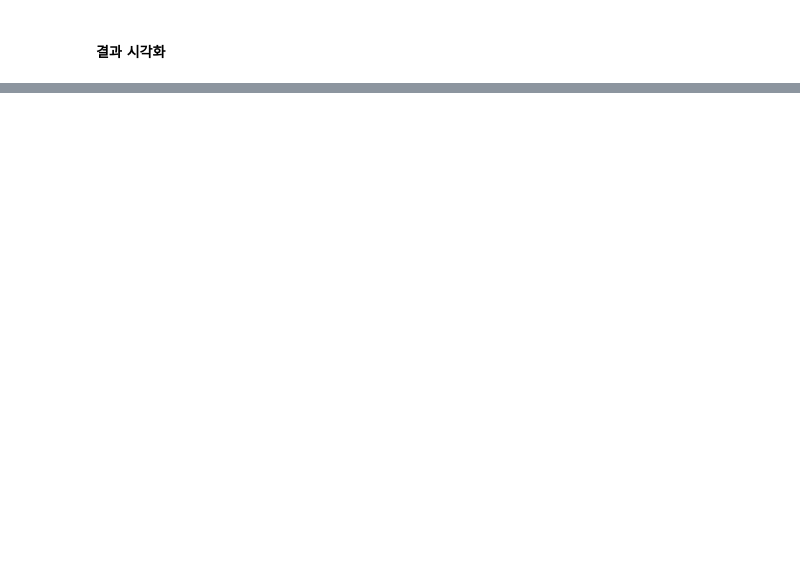
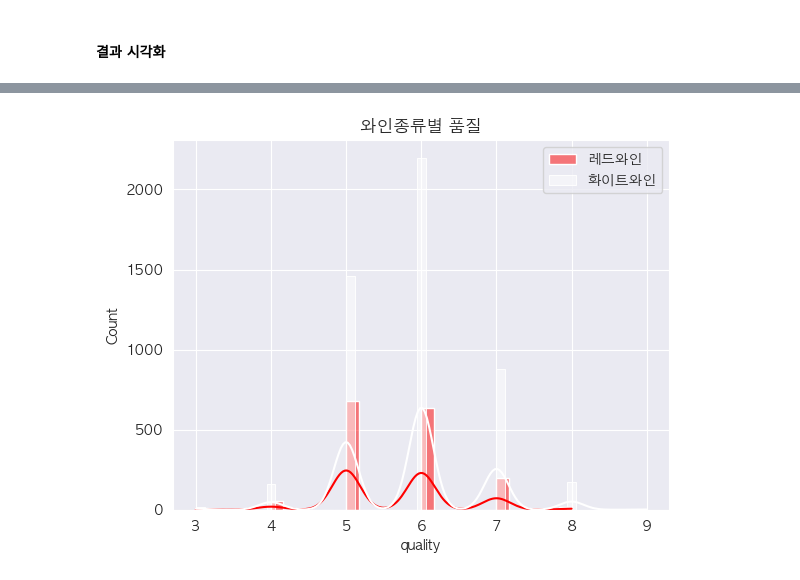
Before and after one commit to king-dong-gun/python_bigdata_analyze, a Jupyter notebook: day10/data21_wineQuality.Analyze.ipynb, the cells around one changed output, grey strips where cells are left out. Drawn from its saved outputs; the diff is of its cells as text; code cells hidden in the pictures; blank space fills up the shorter version.

```diff
--- a/day10/data21_wineQuality.Analyze.ipynb
+++ b/day10/data21_wineQuality.Analyze.ipynb
@@ -188,2 +250,13 @@ import seaborn as sns
+# %%
+# 한글 꺠짐문제 해결
+from matplotlib import rc
+
+rc('font', family='AppleGothic')
+
+plt.rcParams['axes.unicode_minus'] = False
 # %%
 sns.set_style('darkgrid')
+# %%
+# 레드와인 품질 가져오기
+condition = dfWineTotal['color'] == 'red'
+redWineQuality = dfWineTotal[condition]['quality']
@@ -189,0 +274,5 @@ sns.set_style('darkgrid')
+# %%
+# 화이트와인 품질 가져오기
+# 레드와인 품질 가져오기
+condition = dfWineTotal['color'] == 'white'
+whiteWinQuality = dfWineTotal[condition]['quality']
@@ -189,0 +290,10 @@ sns.set_style('darkgrid')
+# %%
+# distplot() seaborn v0.14.0 에서 제거될 함수, 대신 histplot() 사용할 것
+sns.histplot(redWineQuality, kde=True, color='red', label='레드와인')
+sns.histplot(whiteWinQuality, kde=True, color='white', label='화이트와인')
+
+plt.title('와인종류별 품질')
+plt.legend()
+plt.show()
+# %% [output]
+[figure, added]
```
Also changed, not shown: parts of 23 cells of this notebook, 5 other files.
